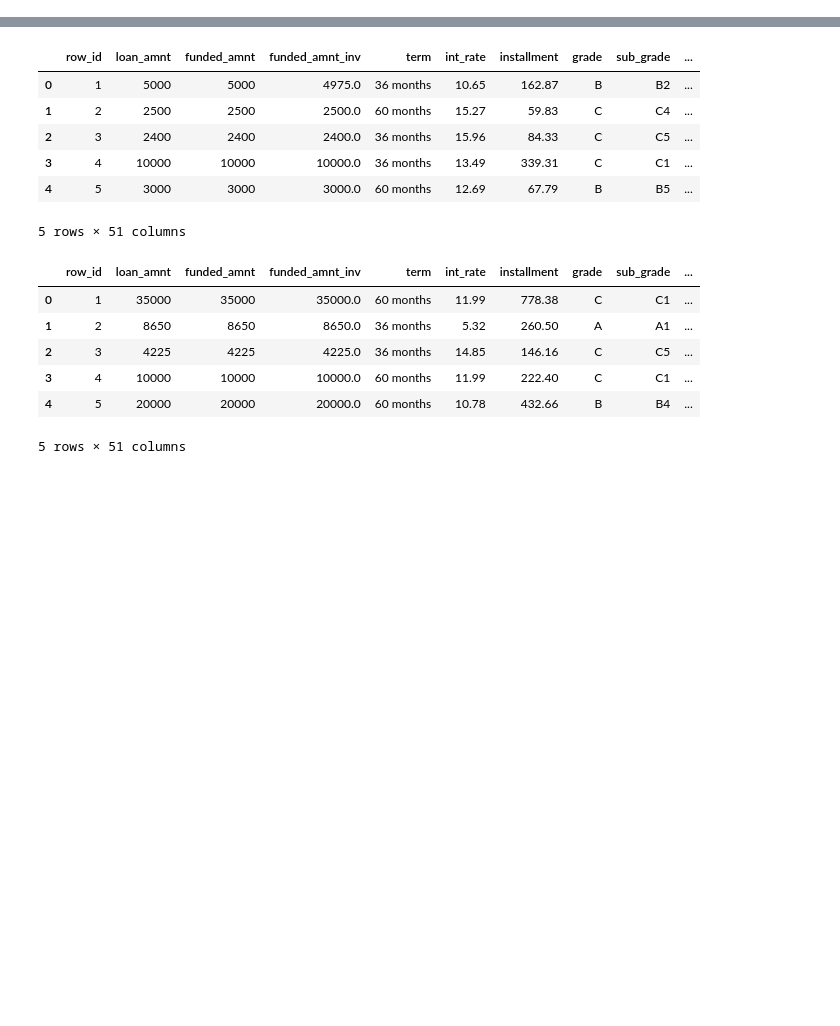
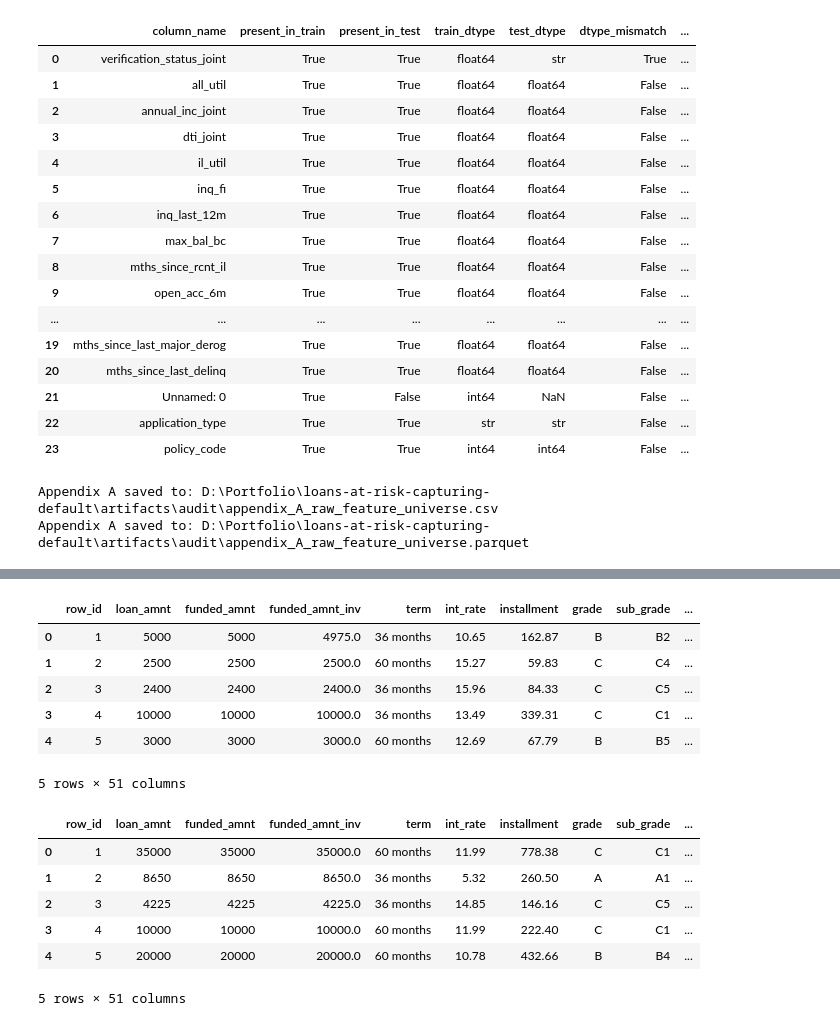
Before and after one commit to Mister-Sippi/loans-at-risk-capturing-default, a Jupyter notebook: notebooks/01_etl.ipynb, the cells around one changed output, grey strips where cells are left out. Saved outputs shown, nothing was run; the diff lists cells and outputs as text; code cells hidden in the pictures; blank space fills up the shorter version.

Commit message:
Corrections on Notebook 1 ETL, artifact audit outputs, and preprocessed corrections and additions

```diff
--- a/notebooks/01_etl.ipynb
+++ b/notebooks/01_etl.ipynb
@@ -185 +407,79 @@ with pd.option_context("display.max_rows", None,
+# %%
+#-------------------------------------------------------------------------
+# Actionable insights: columns with dtype mismatches,
+# presence mismatches, high nulls, or constant values
+#-------------------------------------------------------------------------
+
+action_df = combined_feature_universe_df.loc[
+    (combined_feature_universe_df["dtype_mismatch"] == True)
+    | ((combined_feature_universe_df["present_in_train"] ^ combined_feature_universe_df["present_in_test"]) == True)
+    | (combined_feature_universe_df["max_null_percent"] >= 50)
+    | (combined_feature_universe_df["train_is_constant"] == True)
+    | (combined_feature_universe_df["test_is_constant"] == True),
+    [
+        "column_name",
+        "present_in_train",
+        "present_in_test",
+        "train_dtype",
+        "test_dtype",
+        "dtype_mismatch",
+        "train_null_percent",
+        "test_null_percent",
+        "max_null_percent",
+        "null_gap_test_minus_train",
+        "train_is_fully_null",
+        "test_is_fully_null",
+        "train_is_constant",
+        "test_is_constant",
+    ],
+].copy()
+
+action_df = action_df.sort_values(
+    ["dtype_mismatch", "max_null_percent", "column_name"],
+    ascending=[False, False, True],
+).reset_index(drop=True)
+
+display(action_df)
+log(f"[raw][universe] action_rows={action_df.shape[0]}")
+# %% [output]
+|  | column_name | present_in_train | present_in_test | train_dtype | test_dtype | dtype_mismatch | ... |
+| 0 | verification_status_joint | True | True | float64 | str | True | ... |
+| 1 | all_util | True | True | float64 | float64 | False | ... |
+| 2 | annual_inc_joint | True | True | float64 | float64 | False | ... |
+| 3 | dti_joint | True | True | float64 | float64 | False | ... |
+| 4 | il_util | True | True | float64 | float64 | False | ... |
+| 5 | inq_fi | True | True | float64 | float64 | False | ... |
+| 6 | inq_last_12m | True | True | float64 | float64 | False | ... |
+| 7 | max_bal_bc | True | True | float64 | float64 | False | ... |
+| 8 | mths_since_rcnt_il | True | True | float64 | float64 | False | ... |
+| 9 | open_acc_6m | True | True | float64 | float64 | False | ... |
+| ... | ... | ... | ... | ... | ... | ... | ... |
+| 19 | mths_since_last_major_derog | True | True | float64 | float64 | False | ... |
+| 20 | mths_since_last_delinq | True | True | float64 | float64 | False | ... |
+| 21 | Unnamed: 0 | True | False | int64 | NaN | False | ... |
+| 22 | application_type | True | True | str | str | False | ... |
+| 23 | policy_code | True | True | int64 | int64 | False | ... |
+# %%
+# -----------------------------------------
+# Appendix export: Raw feature universe
+# -----------------------------------------
+
+combined_feature_universe_export_df = combined_feature_universe_df.drop(
+    columns=["train_dtype_inferred", "test_dtype_inferred"],
+    errors="ignore",
+).copy()
+
+combined_feature_universe_export_df["train_dtype"] = combined_feature_universe_export_df["train_dtype"].astype("string")
+combined_feature_universe_export_df["test_dtype"] = combined_feature_universe_export_df["test_dtype"].astype("string")
+
+combined_feature_universe_export_df.to_parquet(appendix_parquet_file, index=False)
+combined_feature_universe_export_df.to_csv(appendix_csv_file, index=False, encoding="utf-8")
+
+print(f"Appendix A saved to: {appendix_csv_file}")
+print(f"Appendix A saved to: {appendix_parquet_file}")
+log(f"[raw][appendix] parquet_saved={appendix_parquet_file}")
+log(f"[raw][appendix] csv_saved={appendix_csv_file}")
+# %% [output]
+Appendix A saved to: D:\Portfolio\loans-at-risk-capturing-default\artifacts\audit\appendix_A_raw_feature_universe.csv
+Appendix A saved to: D:\Portfolio\loans-at-risk-capturing-default\artifacts\audit\appendix_A_raw_feature_universe.parquet
 # %%
```
Also changed, not shown: parts of 48 cells of this notebook, 30 other files.
